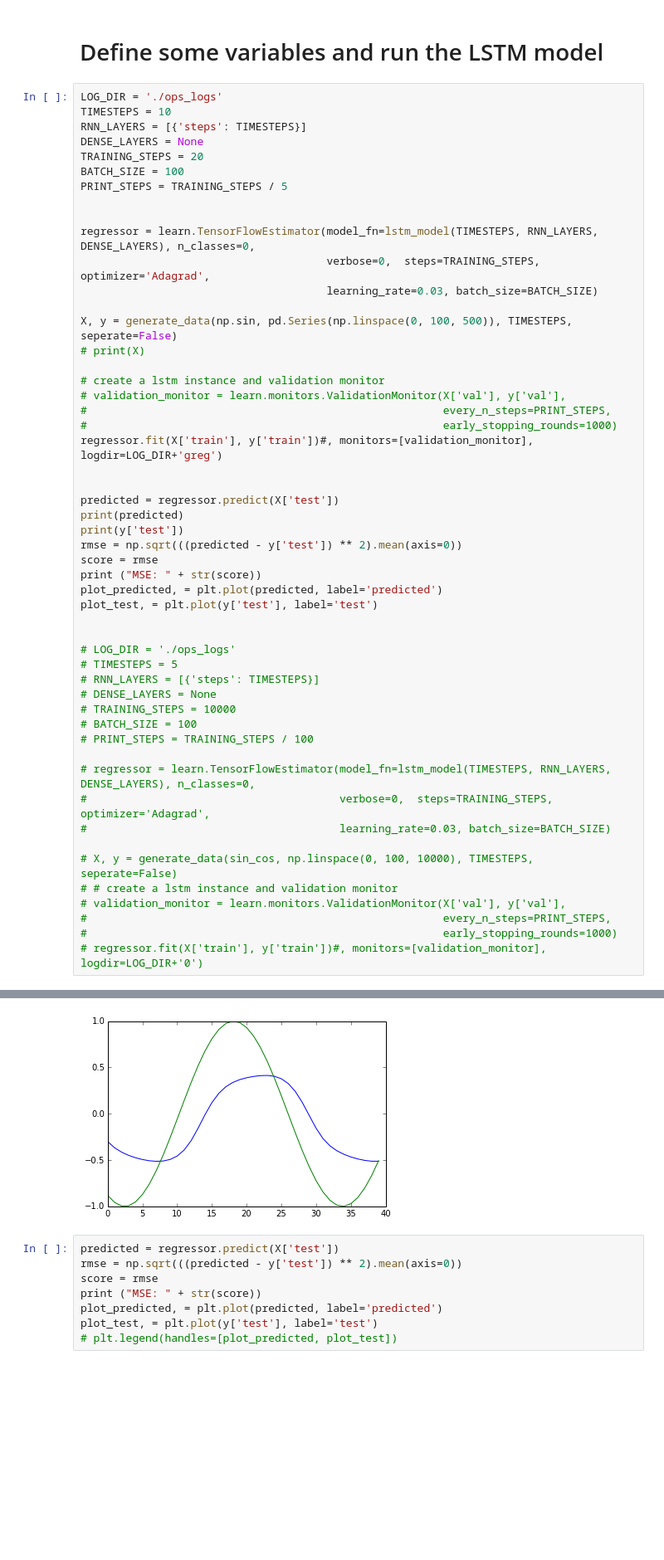
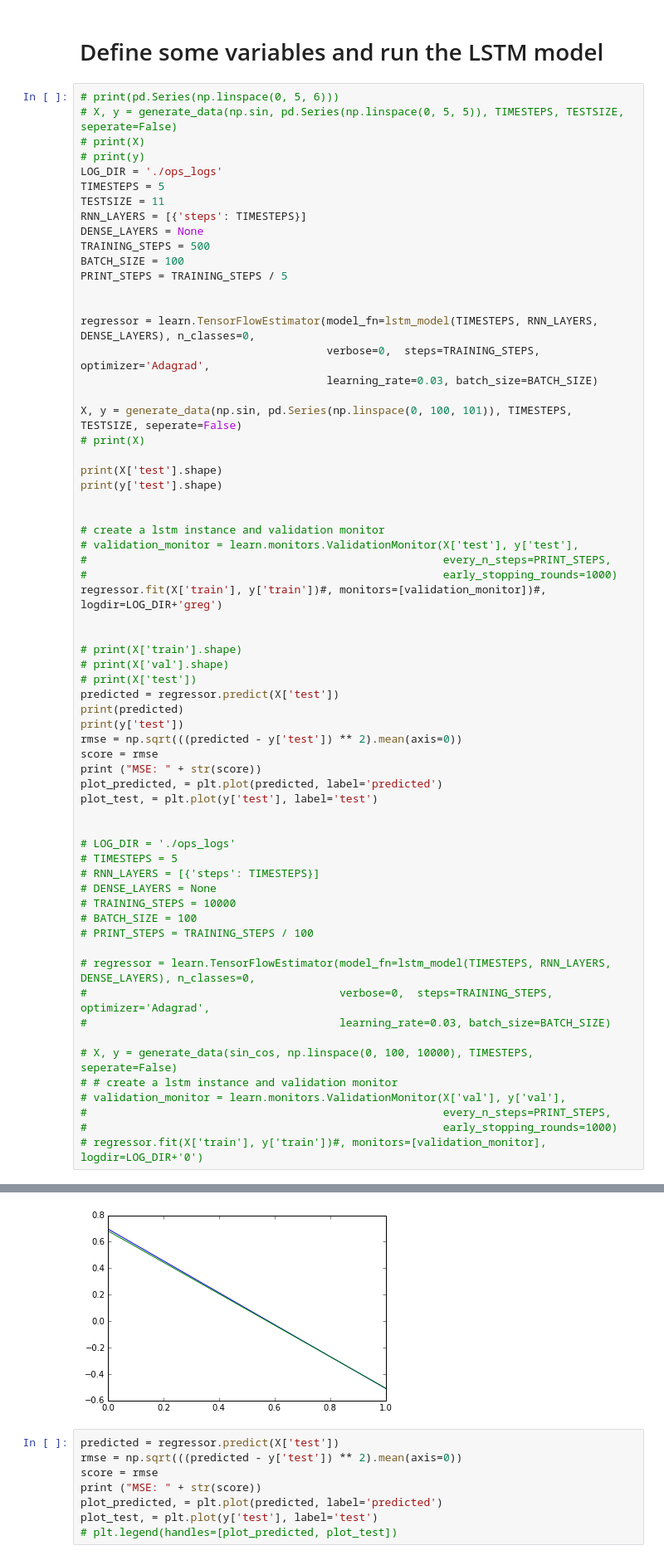
Before and after one commit to rikkitikkitumbo/stock_machine_learning, a Jupyter notebook: TF_LSTM_regressionExample.ipynb, the cells around one changed output, grey strips where cells are left out. Shown: that part at 83% size. Drawn from its saved outputs; the diff is of its cells as text; blank space fills up the shorter version.

Commit message:
at this point, there's no way to differ the length of the input data and the prediction data length.

```diff
--- a/TF_LSTM_regressionExample.ipynb
+++ b/TF_LSTM_regressionExample.ipynb
@@ -143,11 +161,16 @@ model defined
 # %% [markdown]
 # Define some variables and run the LSTM model
 # %%
+# print(pd.Series(np.linspace(0, 5, 6)))
+# X, y = generate_data(np.sin, pd.Series(np.linspace(0, 5, 5)), TIMESTEPS, TESTSIZE, seperate=False)
+# print(X)
+# print(y)
 LOG_DIR = './ops_logs'
-TIMESTEPS = 10
+TIMESTEPS = 5
+TESTSIZE = 11
 RNN_LAYERS = [{'steps': TIMESTEPS}]
 DENSE_LAYERS = None
-TRAINING_STEPS = 20
+TRAINING_STEPS = 500
 BATCH_SIZE = 100
 PRINT_STEPS = TRAINING_STEPS / 5
 
@@ -156,16 +179,23 @@ regressor = learn.TensorFlowEstimator(model_fn=lstm_model(TIMESTEPS, RNN_LAYERS,
                                       verbose=0,  steps=TRAINING_STEPS, optimizer='Adagrad',
                                       learning_rate=0.03, batch_size=BATCH_SIZE)
 
-X, y = generate_data(np.sin, pd.Series(np.linspace(0, 100, 500)), TIMESTEPS, seperate=False)
+X, y = generate_data(np.sin, pd.Series(np.linspace(0, 100, 101)), TIMESTEPS, TESTSIZE, seperate=False)
 # print(X)
 
+print(X['test'].shape)
+print(y['test'].shape)
+
+
 # create a lstm instance and validation monitor
-# validation_monitor = learn.monitors.ValidationMonitor(X['val'], y['val'],
+# validation_monitor = learn.monitors.ValidationMonitor(X['test'], y['test'],
 #                                                       every_n_steps=PRINT_STEPS,
 #                                                       early_stopping_rounds=1000)
-regressor.fit(X['train'], y['train'])#, monitors=[validation_monitor], logdir=LOG_DIR+'greg')
+regressor.fit(X['train'], y['train'])#, monitors=[validation_monitor])#, logdir=LOG_DIR+'greg')
 
 
+# print(X['train'].shape)
+# print(X['val'].shape)
+# print(X['test'])
 predicted = regressor.predict(X['test'])
 print(predicted)
 print(y['test'])
@@ -213,4 +233,4 @@ MSE: 0.48850137495
-[figure, old version]
+[figure, new version]
 # %%
 predicted = regressor.predict(X['test'])
 rmse = np.sqrt(((predicted - y['test']) ** 2).mean(axis=0))
```
Also changed, not shown: parts of 2 cells of this notebook.
